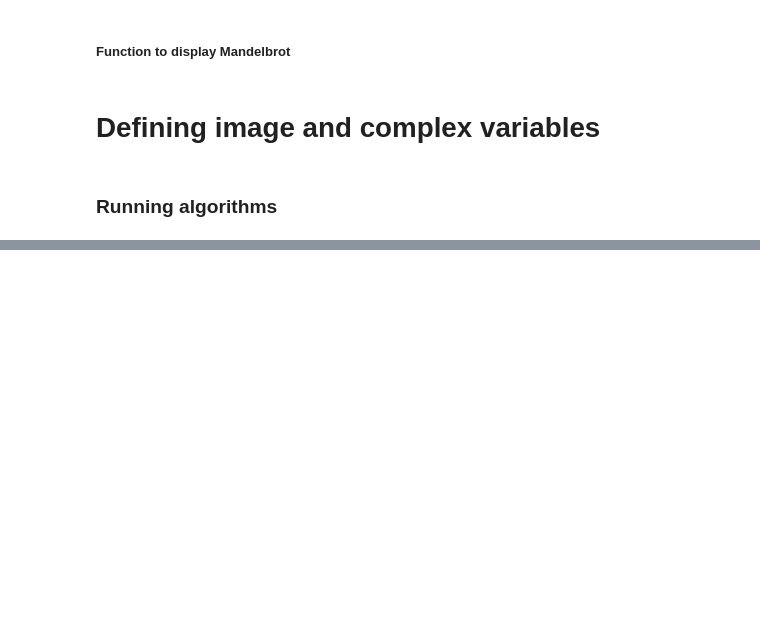
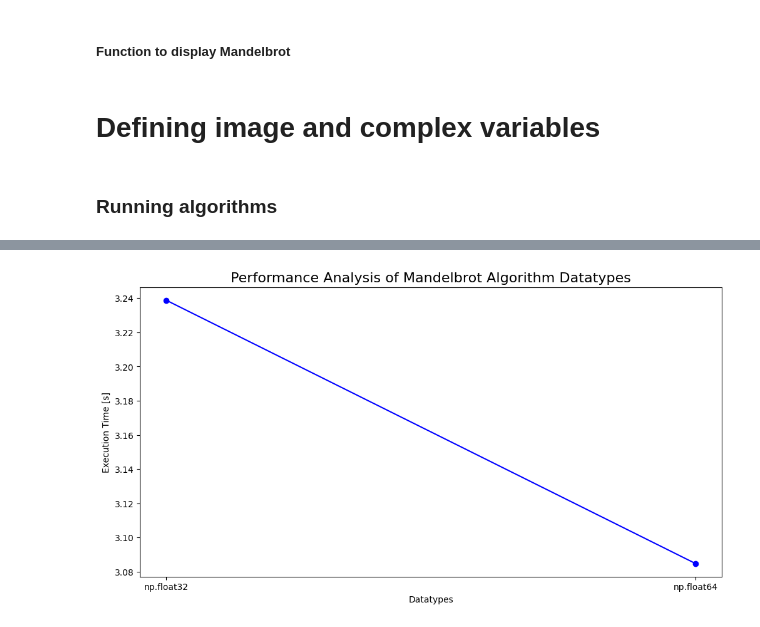
Before and after one commit to ChineseWarlord/CE8-AVS-Project, a Jupyter notebook: Simon/Mini-project/Mini-project.ipynb, the cells around one changed output, grey strips where cells are left out. Cells and saved outputs as stored; diff of their text form; code cells hidden in the pictures; blank space fills up the shorter version.

```diff
--- a/Simon/Mini-project/Mini-project.ipynb
+++ b/Simon/Mini-project/Mini-project.ipynb
@@ -371,19 +640,27 @@ def plot_results(P_values, time_values, chunk):
 # %% [markdown]
 ##### Function to display Mandelbrot
 # %%
-def displayMandelbrot(img, params, title, cmap=None):
+def displayMandelbrot(img:np.ndarray, params:List[float], title:str, cmap:Union[str, None] = None) -> None:
     min_real, max_real, min_imaginary, max_imaginary, *_ = params
     plt.imshow(img, cmap=cmap, extent=(min_real, max_real, min_imaginary, max_imaginary))
     plt.xlabel("Real(c)")
     plt.ylabel("Imaginary(c)")
     plt.title("Mandelbrot Set\n- " + f"{title}")
     plt.show()
+
+def datatypes_plot(datatypes, time_values):
+    plt.figure(figsize=(12, 6))
+    plt.title(f"Performance Analysis of Mandelbrot Algorithm Datatypes", fontsize=16)
+    plt.plot(datatypes, time_values, marker="o", color="b")
+    plt.xlabel("Datatypes")
+    plt.ylabel("Execution Time [s]")
+    plt.show()
 # %% [markdown]
 # Defining image and complex variables
 # %%
 # Defining image size
 width = 5000
-height = 5000
+height = width
 img = np.zeros((height, width), dtype=np.uint8)
 
 # Defining max iterations
@@ -404,59 +681,40 @@ params = [min_real, max_real, min_imaginary, max_imaginary, max_iter, T]
 # %%
 if __name__ == "__main__":
     # Naive Mandelbrot Algorithm
-    print(f"\n- Naive Mandelbrot Algorithm -")
-    t = time.time()
-    img_mandel = NaiveMandelbrot(width, height, img, params)
-    print(f"Execution time: {time.time() - t}")
-    displayMandelbrot(img_mandel, params, "Naive", "hot")
-
-    # Optimized Mandelbrot Algorithm+
-    print(f"\n- Optimized Naive Mandelbrot Algorithm+ -")
-    t = time.time()
-    img_mandel = NaiveMandelbrotOptimized(width, height, img, params)
-    print(f"Execution time: {time.time() - t}")
-    displayMandelbrot(img_mandel, params, "Naive Optimized+", "hot")
-
-    # Optimized Mandelbrot Algorithm++
-    print(f"\n- Optimized Naive Mandelbrot Algorithm++ -")
-    t = time.time()
-    img_mandel = NaiveMandelbrotOptimizedPlus(width, height, img, params)
-    print(f"Execution time: {time.time() - t}")
-    displayMandelbrot(img_mandel, params, "Naive optimized++", "hot")
+    #print(f"\n- Naive Mandelbrot Algorithm -")
+    #t = time.time()
+    #img_mandel = NaiveMandelbrot(width, height, img, params)
+    #print(f"Execution time: {time.time() - t:.2f}s")
+    #displayMandelbrot(img_mandel, params, "Naive", "hot")
 
     # Vectorized Mandelbrot Algorithm
-    print(f"\n- Vectorized Mandelbrot Algorithm -")
-    t = time.time()
-    img_mandel = VectorizedMandelbrot(width, height, img, params)
-    print(f"Execution time: {time.time() - t}")
-    displayMandelbrot(img_mandel, params, "Vectorized", "hot")
+    #print(f"\n- Vectorized Mandelbrot Algorithm -")
+    #t = time.time()
+    #img_mandel = VectorizedMandelbrot(width, height, img, params)
+    #print(f"Execution time: {time.time() - t:.2f}s")
+    #displayMandelbrot(img_mandel, params, "Vectorized", "hot")
 
     # Numba jit Optimized Mandelbrot Algorithm
     print(f"\n- Numba Mandelbrot Algorithm -")
     t = time.time()
     img_mandel1 = NaiveMandelbrotNumba(width, height, img, params)
-    print(f"Execution time: {time.time() - t}")
-    displayMandelbrot(img_mandel1, params, "Numba", "hot")
+    print(f"'warmup' Execution time: {time.time() - t:.2f}s")
+    #displayMandelbrot(img_mandel1, params, "Numba", "hot")
+
+    datatypes = [np.float32, np.float64]
+    times = []
+    print(f"\n- Numba Mandelbrot Algorithm -")
+    for datatype in datatypes:
+        t = time.time()
+        img_mandel1 = NaiveMandelbrotNumba(width, height, img, params, datatype)
+        t2 = time.time() - t
+        print(f"'compiled' Execution time: {t2:.2f}s")
+        times.append(t2)
+
+    datatypes_plot(["np.float32", "np.float64"], times)
+    #displayMandelbrot(img_mandel1, params, "Numba", "hot")
 
     # Parallel Mandelbrot Algorithm
-    processes = mp.cpu_count()
-    P_values = range(1, processes + 1)
-    times1 = []
-    times2 = []
-    for i in range(processes):
-        params = [min_real, max_real, min_imaginary, max_imaginary, max_iter, T, "equal", i + 1]
-        img1, t = ParallelMandelbrot(width, height, img, params)
-        times1.append(t)
-
-        params = [min_real, max_real, min_imaginary, max_imaginary, max_iter, T, "dynamic", i + 1]
-        img2, t = ParallelMandelbrot(width, height, img, params)
-        times2.append(t)
-
-    print(f"\nChunking: Equal\nTotal Time: {np.array(times1).sum()}")
-    print(f"\nChunking: Dynamic\nTotal Time: {np.array(times2).sum()}")
-
-    displayMandelbrot(img1, params, "Parallel\n- equal chunking", "hot")
-    displayMandelbrot(img2, params, "Parallel\n- dynamic chunking", "hot")
-
-    plot_results(P_values, times1, "equal")
-    plot_results(P_values, times2, "dynamic")
+    runParallel(width, height, img, params)
+    #runParallelJIT(width, height, img, params)
+# %% [output]
@@ -462,0 +728 @@ if __name__ == "__main__":
+[figure, added]
```
Also changed, not shown: parts of 19 cells of this notebook, 5 other files.
